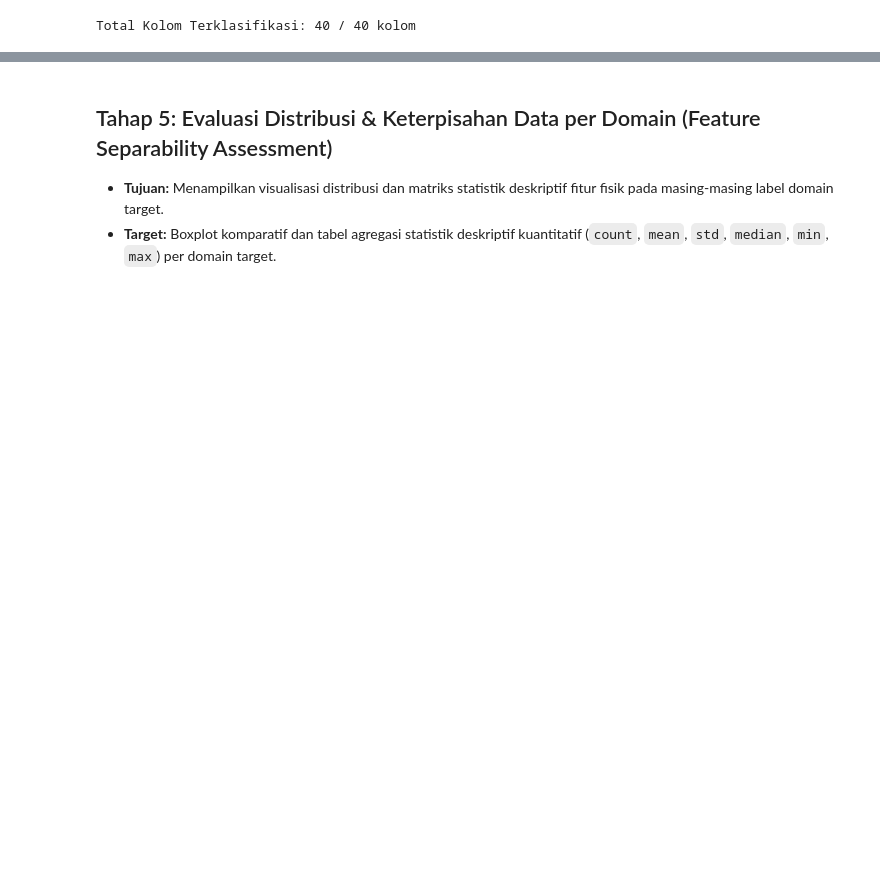
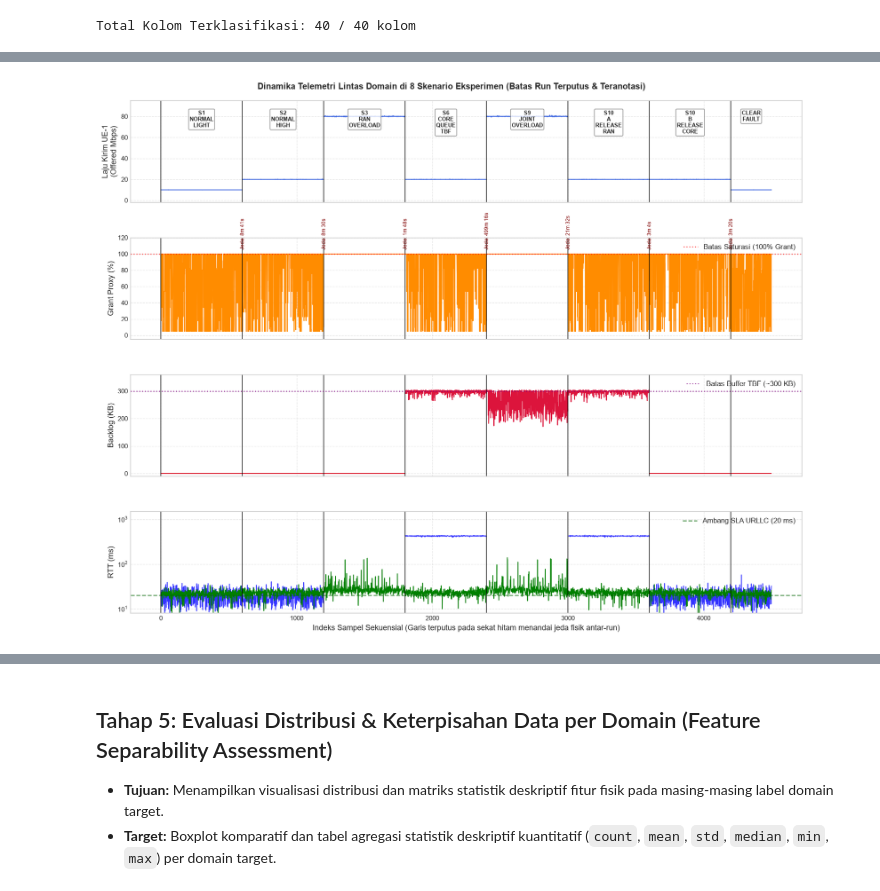
Before and after one commit to IdhulRahman/Thesis, a Jupyter notebook: experiments/01_telemetry_eda.ipynb, the cells around one changed output, grey strips where cells are left out. Drawn from its saved outputs; the diff is of its cells as text; code cells hidden in the pictures; blank space fills up the shorter version.

```diff
--- a/experiments/01_telemetry_eda.ipynb
+++ b/experiments/01_telemetry_eda.ipynb
@@ -249,0 +286,75 @@ plt.show()
+# %%
+# 1. Dinamika runtun waktu multi-panel (Garis terputus pada jeda fisik antar-run)
+fig, axes = plt.subplots(4, 1, figsize=(14, 11), sharex=True)
+
+current_idx = 0
+prev_end_dt = None
+
+for run_id, grp in df.groupby('run_id', sort=False):
+    scen = grp['event_scenario'].iloc[0]
+    start_dt = pd.to_datetime(grp['timestamp_utc'].iloc[0])
+    end_dt = pd.to_datetime(grp['timestamp_utc'].iloc[-1])
+    n_rows = len(grp)
+    x_run = np.arange(current_idx, current_idx + n_rows)
+
+    # Throughput laju pengiriman UE-1
+    axes[0].plot(x_run, grp['e2e_slice1_tput_mbps'], color='royalblue', lw=1.2)
+
+    # Proxy Alokasi Grant PUSCH Cell-1
+    axes[1].plot(x_run, grp['ran_prb_cell1'], color='darkorange', lw=1.2)
+
+    # Kedalaman Antrean UPF (Backlog KB)
+    axes[2].plot(x_run, grp['upf_backlog_kb'], color='crimson', lw=1.2)
+
+    # Latensi Canary RTT UE-1 & UE-2
+    axes[3].plot(x_run, grp['e2e_slice1_rtt_ms'], color='blue', lw=1.0, alpha=0.8)
+    axes[3].plot(x_run, grp['e2e_slice2_rtt_ms'], color='green', lw=1.0)
+
+    # Garis sekat antar-run
+    for ax in axes:
+        ax.axvline(current_idx, color='black', ls='-', lw=1.2, alpha=0.7)
+
+    # Label skenario dan jeda waktu
+    mid_point = current_idx + n_rows / 2
+    label_clean = scen.replace('_', '\n')
+    axes[0].text(mid_point, 86, label_clean, ha='center', va='top', fontsize=7.5, fontweight='bold',
+                 bbox=dict(boxstyle='round,pad=0.2', facecolor='white', alpha=0.8, edgecolor='gray'))
+
+    if prev_end_dt is not None:
+        gap_sec = round((start_dt - prev_end_dt).total_seconds(), 0)
+        gap_label = f'Jeda: {int(gap_sec // 60)}m {int(gap_sec % 60)}s'
+        axes[1].text(current_idx, 105, gap_label, ha='center', va='bottom', fontsize=7, color='maroon', rotation=90)
+
+    prev_end_dt = end_dt
+    current_idx += n_rows
+
+# Konfigurasi Sumbu & Label
+axes[0].set_ylabel('Laju Kirim UE-1\n(Offered Mbps)')
+axes[0].set_ylim(-2, 95)
+axes[0].grid(True, ls='--', alpha=0.5)
+
+axes[1].axhline(100.0, color='red', ls=':', alpha=0.7, label='Batas Saturasi (100% Grant)')
+axes[1].set_ylabel('Grant Proxy (%)')
+axes[1].set_ylim(-5, 120)
+axes[1].grid(True, ls='--', alpha=0.5)
+axes[1].legend(loc='upper right')
+
+axes[2].axhline(300.0, color='purple', ls=':', alpha=0.7, label='Batas Buffer TBF (~300 KB)')
+axes[2].set_ylabel('Backlog (KB)')
+axes[2].set_ylim(-10, 360)
+axes[2].grid(True, ls='--', alpha=0.5)
+axes[2].legend(loc='upper right')
+
+axes[3].axhline(20.0, color='darkgreen', ls='--', alpha=0.6, label='Ambang SLA URLLC (20 ms)')
+axes[3].set_ylabel('RTT (ms)')
+axes[3].set_yscale('log')
+axes[3].set_ylim(8, 1500)
+axes[3].grid(True, ls='--', alpha=0.5)
+axes[3].legend(loc='upper right')
+
+axes[3].set_xlabel('Indeks Sampel Sekuensial (Garis terputus pada sekat hitam menandai jeda fisik antar-run)')
+plt.suptitle('Dinamika Telemetri Lintas Domain di 8 Skenario Eksperimen (Batas Run Terputus & Teranotasi)', y=0.99, fontsize=12, fontweight='bold')
+plt.tight_layout()
+plt.show()
+# %% [output]
+[figure, added]
```
Also changed, not shown: parts of 14 cells of this notebook.
